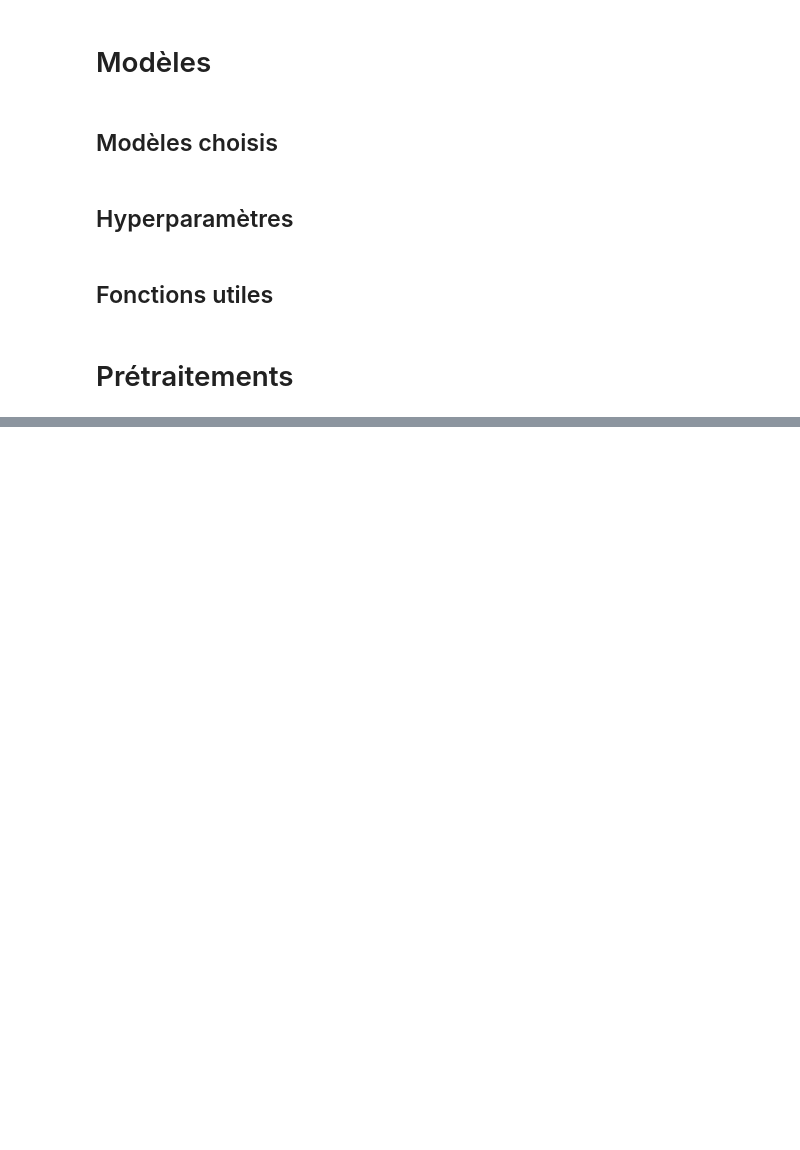
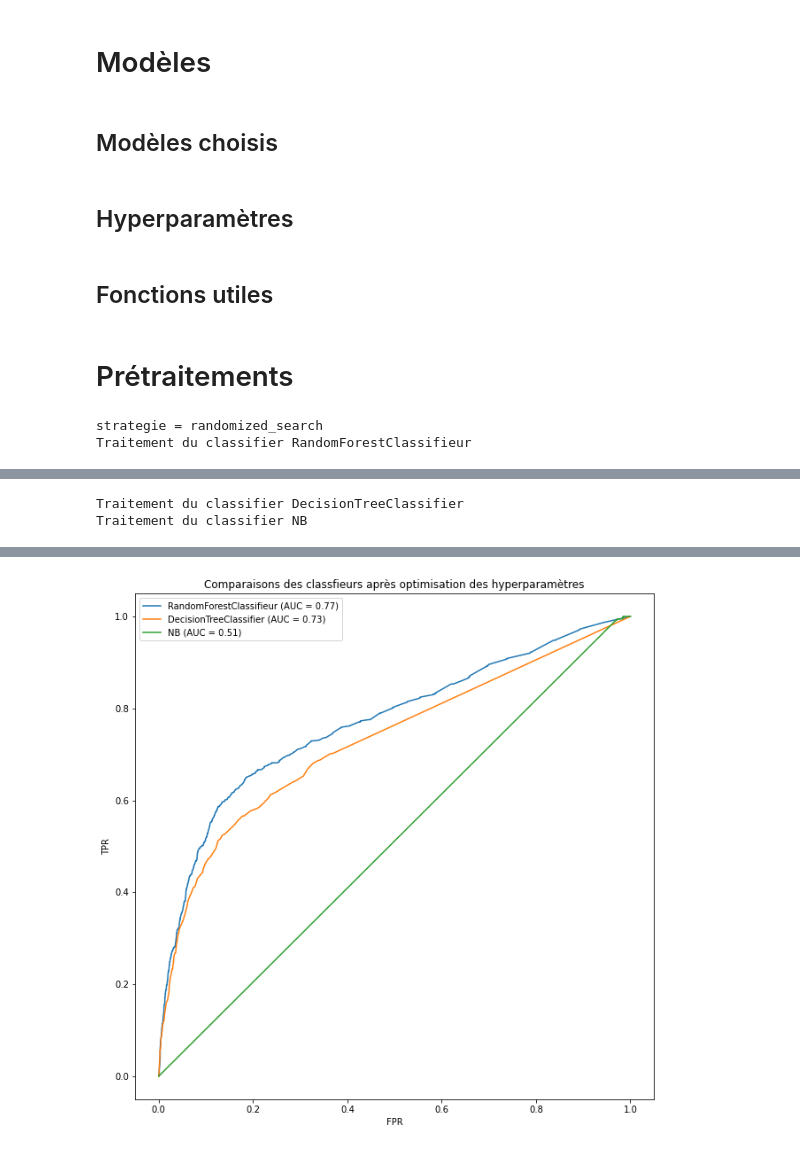
Before and after one commit to IsmaelSaid/ChallengeDS, a Jupyter notebook: main.ipynb, the cells around one changed output, grey strips where cells are left out. Drawn from its saved outputs; the diff is of its cells as text; code cells hidden in the pictures; blank space fills up the shorter version.

```diff
--- a/main.ipynb
+++ b/main.ipynb
@@ -197,6 +212,7 @@ print("Les clients n'ayant pas été contacté récemment représentent {:.2f} %
 # %% [markdown]
 ## Modèles choisis
 # %%
+# Classifier de reserve
 classifiers = {
     'KNeighborsClassifier': KNeighborsClassifier(),
     'DecisionTreeClassifier': DecisionTreeClassifier(),
@@ -205,9 +221,18 @@ classifiers = {
     'RandomForestClassifieur': RandomForestClassifier(verbose=True),
     'NB': GaussianNB()
 }
+
+# Classifier en traitrement
+
 classifiers1 = {
-    'RandomForestClassifieur': RandomForestClassifier(verbose=True)
+    'RandomForestClassifieur': RandomForestClassifier(n_jobs=-1),
+    'DecisionTreeClassifier': DecisionTreeClassifier(),
+    'NB': GaussianNB(),
+    'LogisticRegression': LogisticRegression()
+
 }
+
+# Meilleurs
 # %% [markdown]
 ## Hyperparamètres
 # %%
@@ -229,7 +254,7 @@ params_gs = {
         'solver' : ['lbfgs','newton-cg','liblinear','sag','saga'],
         'max_iter' : [100, 1000,2500, 5000]}],
     'RandomForestClassifieur' : [{
-        'n_estimators':[150,200,500,1000,2000,3000],
+        'n_estimators':[200,300],
         'criterion':['gini','entropy'],
         'max_features':['log2']}],
     'NB' : [
@@ -334,10 +364,29 @@ var_cat_id = [1,2,3,4,5,6,7,8,9,10,13]
 # et réalise un centrage pour les valeurs numériques
 Pretraitements_0 = Pipeline([
     ('base',ColumnTransformer(transformers=[
-        ("onehot", OneHotEncoder(sparse=False,handle_unknown="ignore"),var_cat_id),
+        ("onehot", OneHotEncoder(sparse=False),var_cat_id),
+        ("scaler",StandardScaler(),var_num_id)],remainder='passthrough'))
+        ])
+
+# Ordinal encodeur
+p1 = Pipeline([
+    ('base',ColumnTransformer(transformers=[
+        ("oe", OrdinalEncoder(),var_cat_id),
         ("scaler",StandardScaler(),var_num_id)],remainder='passthrough'))
         ])
 
 # L'interpreteur python nous a informé certaines features
 # %%
-best = experience(X,Y,classifiers1,Pretraitements_0,params_gs,strategie="randomized_search",train_size=0.7,courbe_roc=True,write_prediction=True)
+best = experience(
+    X,Y,
+    classifiers1,
+    Pretraitements_0,
+    params_gs,
+    strategie="randomized_search",
+    train_size=0.8,
+    courbe_roc=True,
+    cross_val=2,
+    write_prediction=True)
+# %% [output]
+strategie = randomized_search
+Traitement du classifier RandomForestClassifieur
@@ -343,0 +410,2 @@ best = experience(X,Y,classifiers1,Pretraitements_0,params_gs,strategie="randomi
+Traitement du classifier DecisionTreeClassifier
+Traitement du classifier NB
@@ -343,0 +416 @@ best = experience(X,Y,classifiers1,Pretraitements_0,params_gs,strategie="randomi
+[figure, added]
```
Also changed, not shown: parts of 9 cells of this notebook.
